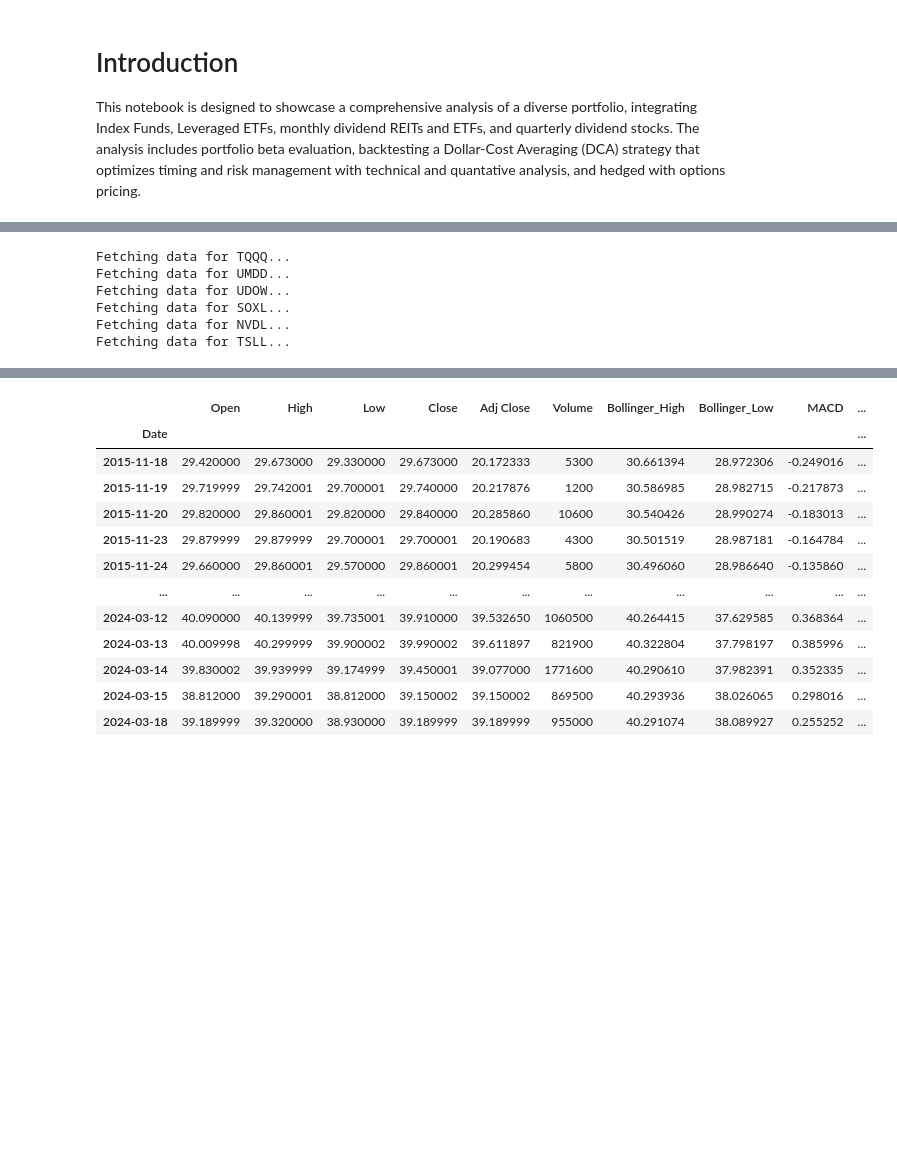
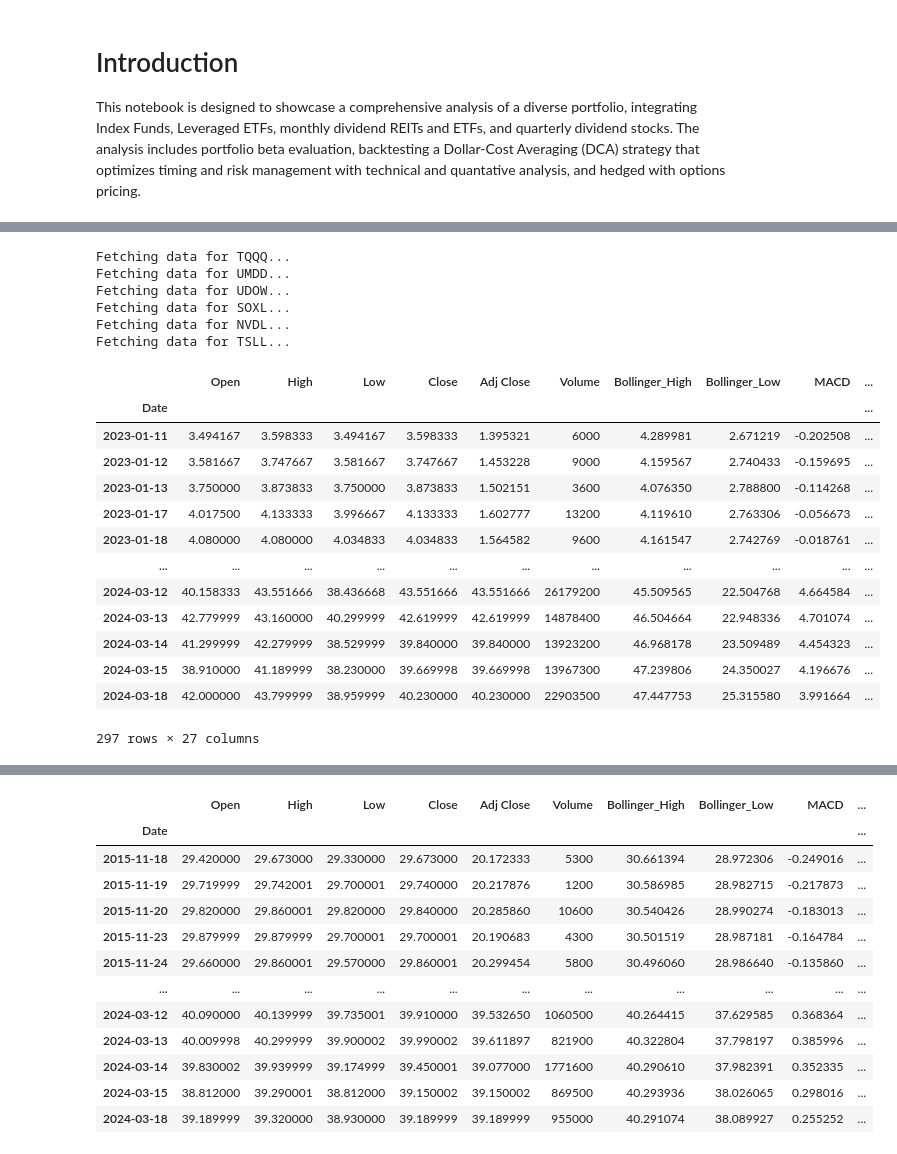
Before and after one commit to HansUXdev/DSportfolio, a Jupyter notebook: QuantitativeFinance/Portfolio/PortfolioStudy.ipynb, the cells around one changed output, grey strips where cells are left out. Saved outputs shown, nothing was run; the diff lists cells and outputs as text; code cells hidden in the pictures; blank space fills up the shorter version.

```diff
--- a/QuantitativeFinance/Portfolio/PortfolioStudy.ipynb
+++ b/QuantitativeFinance/Portfolio/PortfolioStudy.ipynb
@@ -316,28 +338,42 @@ Fetching data for DAX...
 # %%
 # Initialize an empty dictionary to store data for each ETF
 etfs_data = {}
 
 # Iterate over the leveraged ETFs to fetch data for each and store it in the dictionary
 for etf in leveraged_etfs:
     print(f"Fetching data for {etf}...")
     # Adjust parameters as per your fetch_financial_data function's requirements
     etfs_data[etf] = fetch_financial_data(ticker=etf, calculate_indicators=True)
 # Now, let's assume you want to access the data specifically for TQQQ, UDOW, and SOXL
-# etfs_data
+etfs_data['NVDL']
 # TQQQ_data = etfs_data['TQQQ']
 # UMDD_data = etfs_data['UMDD']
 # UDOW_data = etfs_data['UDOW']
 # SOXL_data = etfs_data['SOXL']
 # NVDL_data = etfs_data['NVDL']
 # TSLL_data = etfs_data['TSLL']
 # BITX_data = etfs_data['BITX']
 # %% [output]
 Fetching data for TQQQ...
 Fetching data for UMDD...
 Fetching data for UDOW...
 Fetching data for SOXL...
 Fetching data for NVDL...
 Fetching data for TSLL...
+|  | Open | High | Low | Close | Adj Close | Volume | Bollinger_High | Bollinger_Low | MACD | ... |
+| Date |  |  |  |  |  |  |  |  |  | ... |
+| 2023-01-11 | 3.494167 | 3.598333 | 3.494167 | 3.598333 | 1.395321 | 6000 | 4.289981 | 2.671219 | -0.202508 | ... |
+| 2023-01-12 | 3.581667 | 3.747667 | 3.581667 | 3.747667 | 1.453228 | 9000 | 4.159567 | 2.740433 | -0.159695 | ... |
+| 2023-01-13 | 3.750000 | 3.873833 | 3.750000 | 3.873833 | 1.502151 | 3600 | 4.076350 | 2.788800 | -0.114268 | ... |
+| 2023-01-17 | 4.017500 | 4.133333 | 3.996667 | 4.133333 | 1.602777 | 13200 | 4.119610 | 2.763306 | -0.056673 | ... |
+| 2023-01-18 | 4.080000 | 4.080000 | 4.034833 | 4.034833 | 1.564582 | 9600 | 4.161547 | 2.742769 | -0.018761 | ... |
+| ... | ... | ... | ... | ... | ... | ... | ... | ... | ... | ... |
+| 2024-03-12 | 40.158333 | 43.551666 | 38.436668 | 43.551666 | 43.551666 | 26179200 | 45.509565 | 22.504768 | 4.664584 | ... |
+| 2024-03-13 | 42.779999 | 43.160000 | 40.299999 | 42.619999 | 42.619999 | 14878400 | 46.504664 | 22.948336 | 4.701074 | ... |
+| 2024-03-14 | 41.299999 | 42.279999 | 38.529999 | 39.840000 | 39.840000 | 13923200 | 46.968178 | 23.509489 | 4.454323 | ... |
+| 2024-03-15 | 38.910000 | 41.189999 | 38.230000 | 39.669998 | 39.669998 | 13967300 | 47.239806 | 24.350027 | 4.196676 | ... |
+| 2024-03-18 | 42.000000 | 43.799999 | 38.959999 | 40.230000 | 40.230000 | 22903500 | 47.447753 | 25.315580 | 3.991664 | ... |
+297 rows × 27 columns
 # %%
 monthly_dividend_data = {}
 
```
Also changed, not shown: parts of 6 cells of this notebook.
